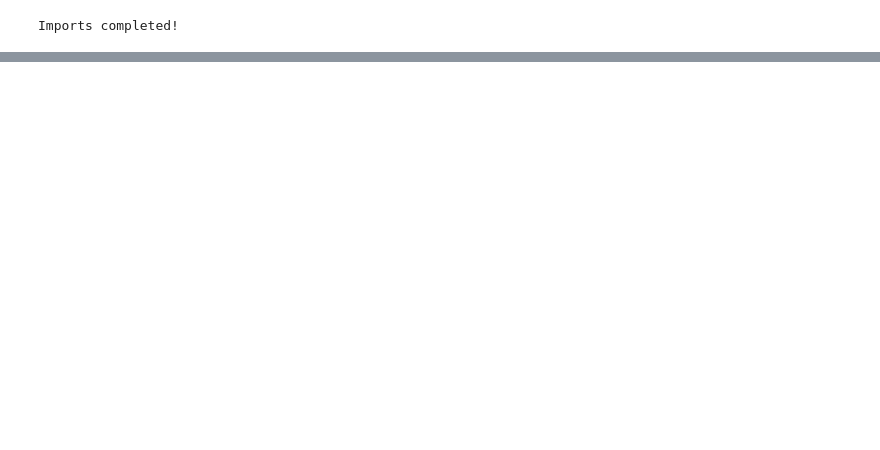
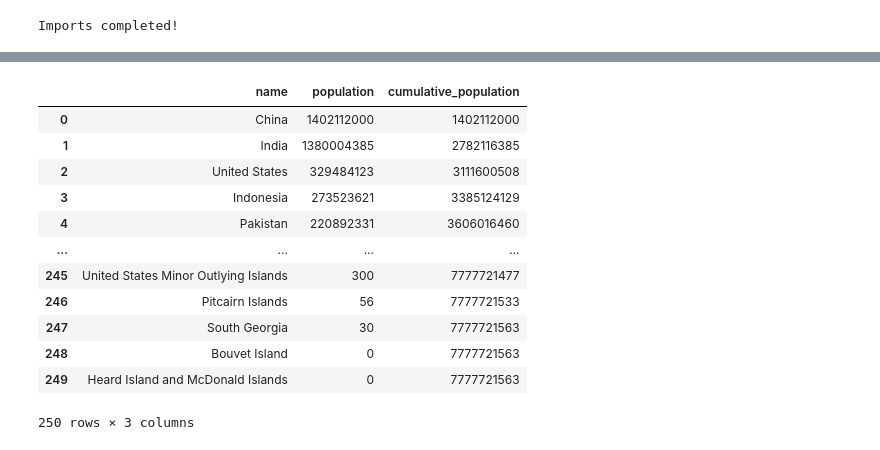
Before and after one commit to VincentGordon-Data-Analyst/etl-project1, a Jupyter notebook: etl.ipynb, the cells around one changed output, grey strips where cells are left out. Drawn from its saved outputs; the diff is of its cells as text; code cells hidden in the pictures; blank space fills up the shorter version.

```diff
--- a/etl.ipynb
+++ b/etl.ipynb
@@ -76,0 +197,25 @@ Index(['name', 'tld', 'cca2', 'ccn3', 'cca3', 'cioc', 'independent', 'status',
+# %%
+# What is the cumulative population of countries as they are sorted by size?
+query = """
+    SELECT
+        name,
+        population,
+        SUM(population) OVER (ORDER BY population DESC) AS cumulative_population
+    FROM countries;
+"""
+df = pd.read_sql(query, con='sqlite:///countries_data.db')
+df
+# %% [output]
+|  | name | population | cumulative_population |
+| 0 | China | 1402112000 | 1402112000 |
+| 1 | India | 1380004385 | 2782116385 |
+| 2 | United States | 329484123 | 3111600508 |
+| 3 | Indonesia | 273523621 | 3385124129 |
+| 4 | Pakistan | 220892331 | 3606016460 |
+| ... | ... | ... | ... |
+| 245 | United States Minor Outlying Islands | 300 | 7777721477 |
+| 246 | Pitcairn Islands | 56 | 7777721533 |
+| 247 | South Georgia | 30 | 7777721563 |
+| 248 | Bouvet Island | 0 | 7777721563 |
+| 249 | Heard Island and McDonald Islands | 0 | 7777721563 |
+250 rows × 3 columns
```
Also changed, not shown: parts of 11 cells of this notebook, 1 other file.
